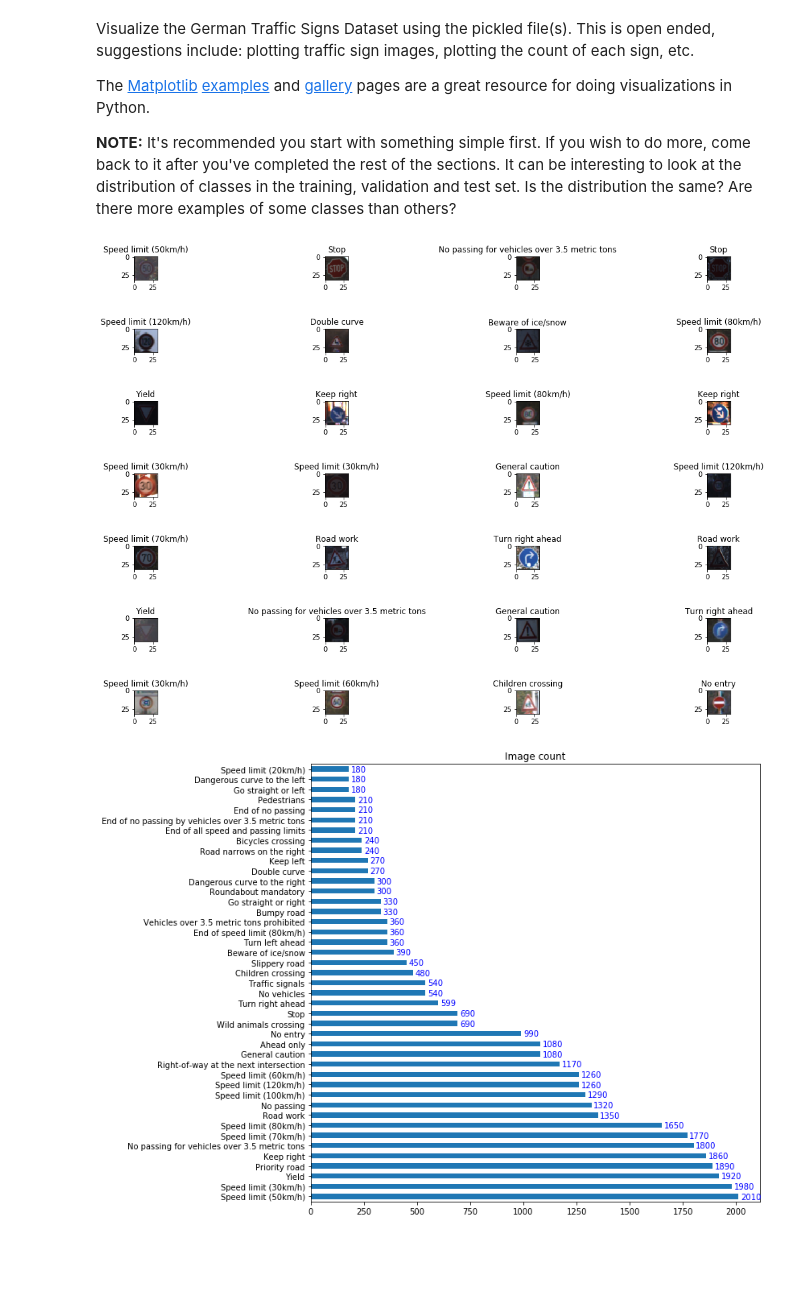
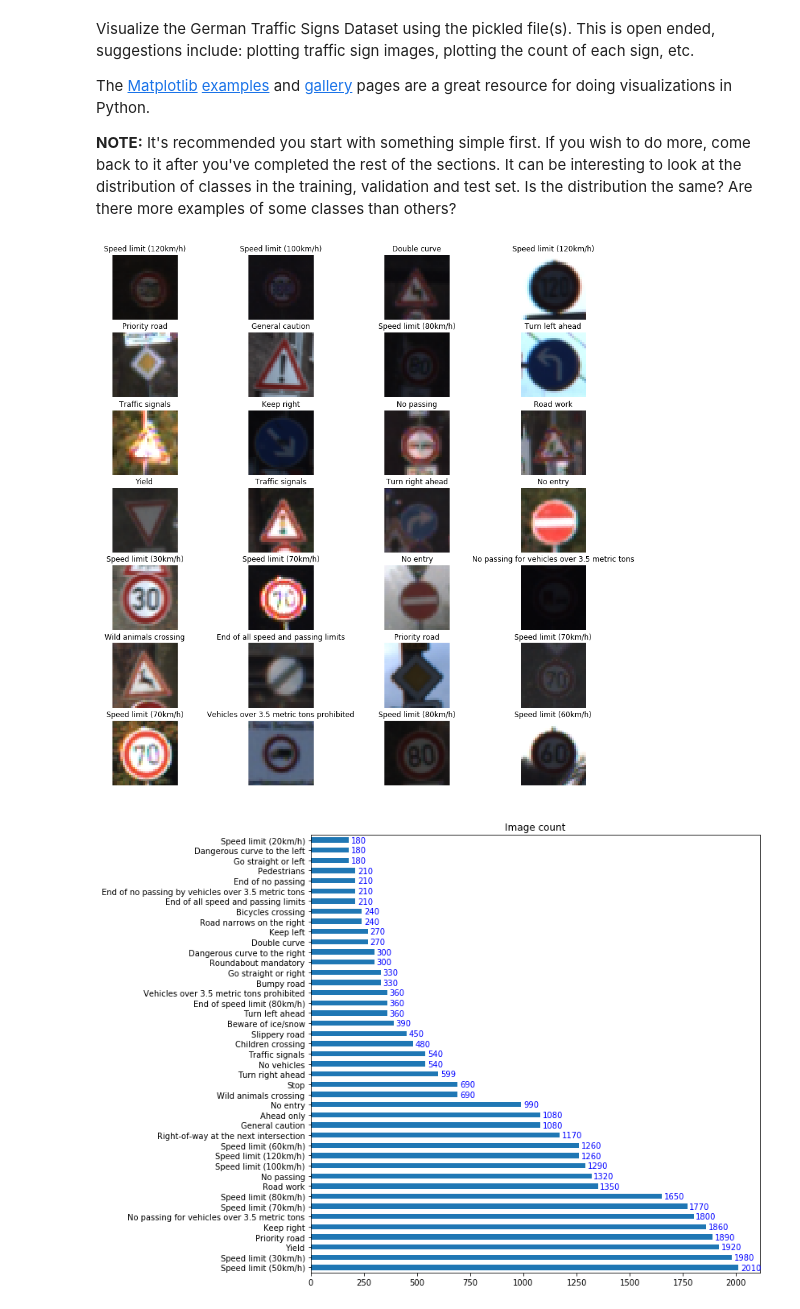
Before and after one commit to messam2/CarND-Traffic-Sign-Classifier-Project, a Jupyter notebook: Traffic_Sign_Classifier.ipynb, the cells around one changed output. Drawn from its saved outputs; the diff is of its cells as text; code cells hidden in the pictures; blank space fills up the shorter version.

```diff
--- a/Traffic_Sign_Classifier.ipynb
+++ b/Traffic_Sign_Classifier.ipynb
@@ -99,29 +101,31 @@ The [Matplotlib](http://matplotlib.org/) [examples](http://matplotlib.org/exampl
 # %%
 ### Data exploration visualization code goes here.
 ### Feel free to use as many code cells as needed.
 import matplotlib.pyplot as plt
 import random
 import csv
 # Visualizations will be shown in the notebook.
 %matplotlib inline
 
 label_dict = None
 with open('signnames.csv', mode='r') as infile:
     reader = csv.reader(infile)
     next(reader, None)
     label_dict = {int(rows[0]):rows[1] for rows in reader}
 
-fig = plt.figure(figsize=(16,16), tight_layout={'h_pad':4})
+fig, axs = plt.subplots(7,4, figsize=(16, 16))
+fig.subplots_adjust(hspace = 0.2, wspace=.001)
+axs = axs.ravel()
 for i in range(28):
     idx = np.random.randint(0, n_train)
     img = X_train[idx]
-    ax = fig.add_subplot(int(n_classes/4)+1,4,i+1)
-    ax.imshow(img, interpolation='none')
-    ax.set_title(label_dict[y_train[idx]])
+    axs[i].axis('off')
+    axs[i].imshow(img, interpolation='none')
+    axs[i].set_title(label_dict[y_train[idx]])
 
 plt.show()
 # %% [output]
-[figure, old version]
+[figure, new version]
 # %%
 import pandas as pd
 
```
Also changed, not shown: parts of 6 cells of this notebook, 1 other file.
